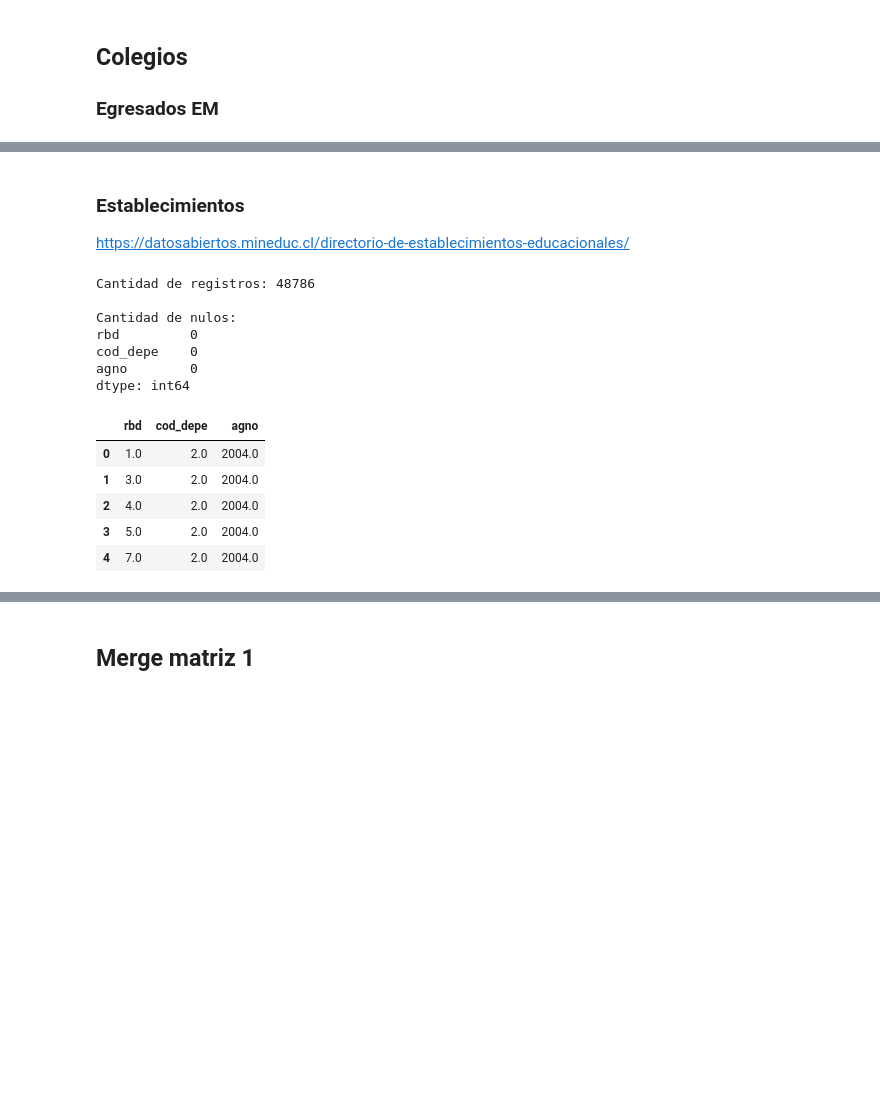
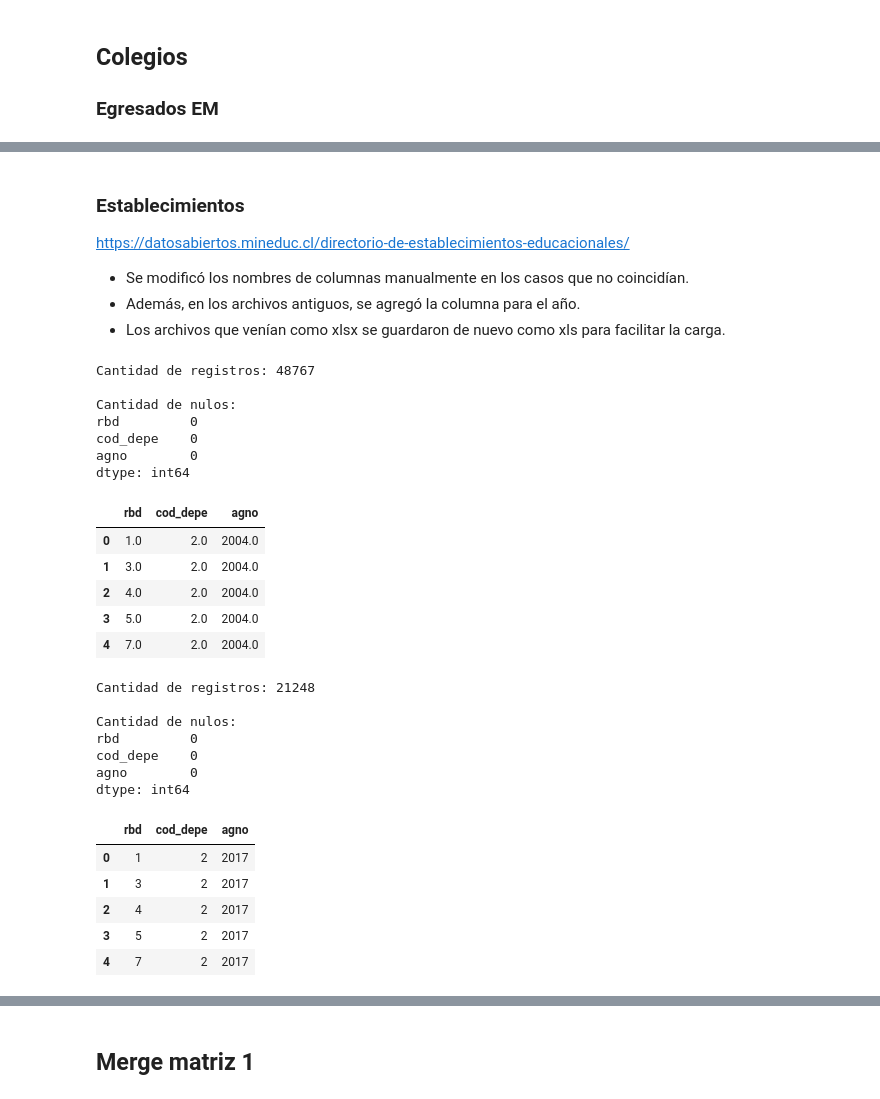
Before and after one commit to GianniCatBug/MDS7201-mineduc-desercion, a Jupyter notebook: notebooks/3-seleccion-atributos.ipynb, the cells around one changed output, grey strips where cells are left out. Drawn from its saved outputs; the diff is of its cells as text; code cells hidden in the pictures; blank space fills up the shorter version.

```diff
--- a/notebooks/3-seleccion-atributos.ipynb
+++ b/notebooks/3-seleccion-atributos.ipynb
@@ -146,8 +153,12 @@ dtype: int64
 # %% [markdown]
 ### Establecimientos
 https://datosabiertos.mineduc.cl/directorio-de-establecimientos-educacionales/
+
+- Se modificó los nombres de columnas manualmente en los casos que no coincidían.
+- Además, en los archivos antiguos, se agregó la columna para el año.
+- Los archivos que venían como xlsx se guardaron de nuevo como xls para facilitar la carga.
 # %%
-establecimientos_04_21 = pd.concat([
+establecimientos_04_16 = pd.concat([
     pd.read_csv(f, sep=";").rename(columns={
         "RBD":"rbd",
         "COD_DEPE":"cod_depe",
@@ -155,8 +166,8 @@ establecimientos_04_21 = pd.concat([
         "ïagno": "agno"
     })
     for f in tqdm(
-        glob(f"{BASE}raw_data/directorio_colegios/Directorio_*.csv"),
-        total=18
+        glob(f"{BASE}raw_data/directorio_colegios/Directorio_oficial_*.csv"),
+        total=13
     )
 ])[[
     "rbd", "cod_depe", "agno"
@@ -170,7 +181,7 @@ print(f"Cantidad de registros: {establecimientos_04_21.shape[0]}\n")
 print(f"Cantidad de nulos: \n{establecimientos_04_21.isna().sum()}")
 establecimientos_04_21.head()
 # %% [output]
-Cantidad de registros: 48786
+Cantidad de registros: 48767
 
 Cantidad de nulos:
 rbd         0
@@ -183,3 +194,40 @@ dtype: int64
 | 2 | 4.0 | 2.0 | 2004.0 |
 | 3 | 5.0 | 2.0 | 2004.0 |
 | 4 | 7.0 | 2.0 | 2004.0 |
+# %%
+establecimientos_17_21 = pd.concat([
+    pd.read_csv(f).rename(columns={
+        "RBD":"rbd",
+        "COD_DEPE":"cod_depe",
+        "AGNO": "agno",
+        "ïagno": "agno"
+    })
+    for f in tqdm(
+        glob(f"{BASE}raw_data/directorio_colegios/Directorio_Oficial_*.csv"),
+        total=5
+    )
+])[[
+    "rbd", "cod_depe", "agno"
+]].dropna()
+
+establecimientos_17_21 = establecimientos_17_21[
+    establecimientos_17_21["rbd"].isin(egreso_colegio["RBD"].unique())
+].drop_duplicates().reset_index(drop=True)
+
+print(f"Cantidad de registros: {establecimientos_17_21.shape[0]}\n")
+print(f"Cantidad de nulos: \n{establecimientos_17_21.isna().sum()}")
+establecimientos_17_21.head()
+# %% [output]
+Cantidad de registros: 21248
+
+Cantidad de nulos:
+rbd         0
+cod_depe    0
+agno        0
+dtype: int64
+|  | rbd | cod_depe | agno |
+| 0 | 1 | 2 | 2017 |
+| 1 | 3 | 2 | 2017 |
+| 2 | 4 | 2 | 2017 |
+| 3 | 5 | 2 | 2017 |
+| 4 | 7 | 2 | 2017 |
```
Also changed, not shown: parts of 13 cells of this notebook.
